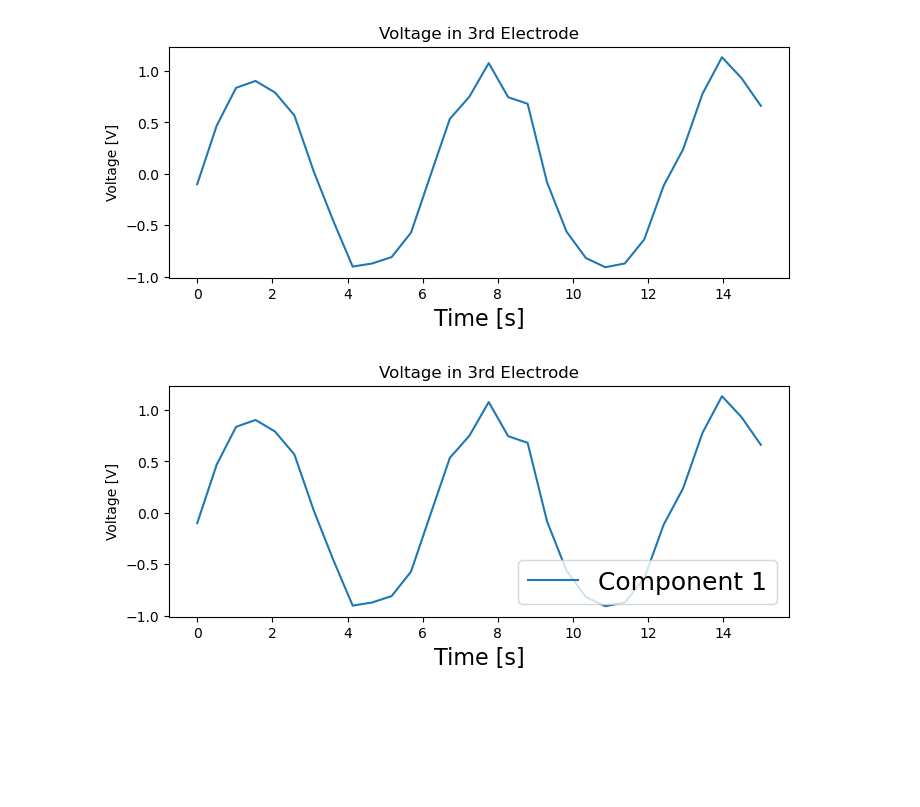
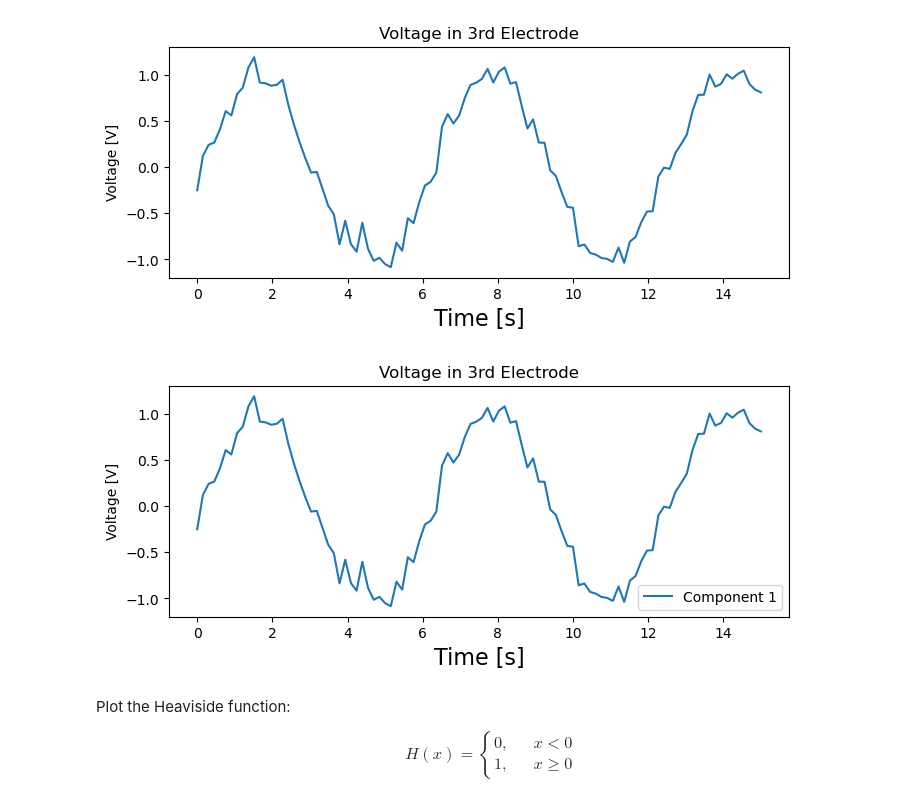
Before and after one commit to i-danis/python-science-tools, a Jupyter notebook: matplotlib.ipynb, the cells around one changed output. Drawn from its saved outputs; the diff is of its cells as text; code cells hidden in the pictures; blank space fills up the shorter version.

```diff
--- a/matplotlib.ipynb
+++ b/matplotlib.ipynb
@@ -4,5 +49,5 @@ import matplotlib.pyplot as plt
 # %%
-x = np.linspace(0, 15, 30)
+x = np.linspace(0, 15, 100)
 y = np.sin(x) + 0.1*np.random.randn(len(x))
 # %%
 plt.plot(x, y)
@@ -28,14 +73,21 @@ plt.ylabel('Voltage [V]')
 plt.title('Voltage in 3rd Electrode')
 plt.show()
 # %% [output]
-[figure, old version]
+[figure, new version]
 # %%
 plt.figure(figsize=(8, 3))
 plt.plot(x, y, label='Component 1')
 plt.xlabel('Time [s]', fontsize=16)
 plt.ylabel('Voltage [V]')
 plt.title('Voltage in 3rd Electrode')
-plt.legend(loc='lower right', fontsize=18)
+plt.legend(loc='lower right', fontsize=10)
 plt.show()
 # %% [output]
-[figure, old version]
+[figure, new version]
+# %% [markdown]
+Plot the Heaviside function:
+
+$$H(x)=\begin{cases}
+          0, & \quad x < 0 \\
+          1, & \quad x \geq 0
+     \end{cases}$$
```
Also changed, not shown: parts of 11 cells of this notebook, 1 other file.
